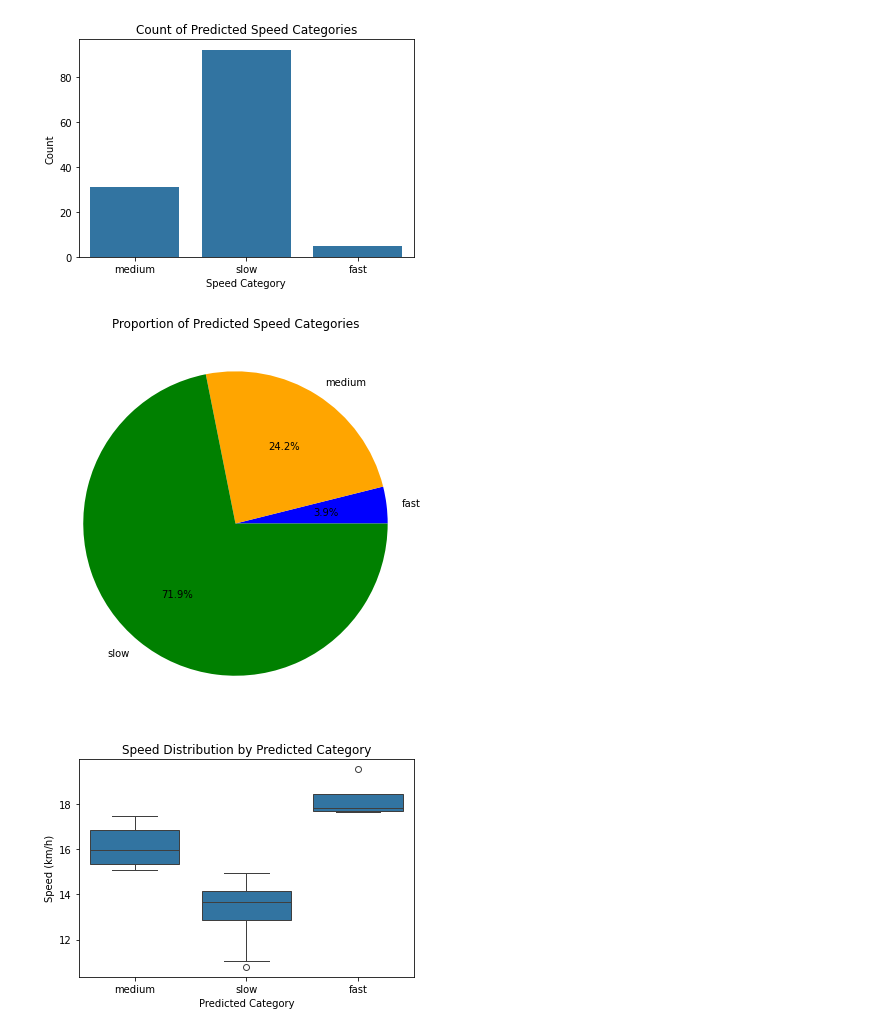
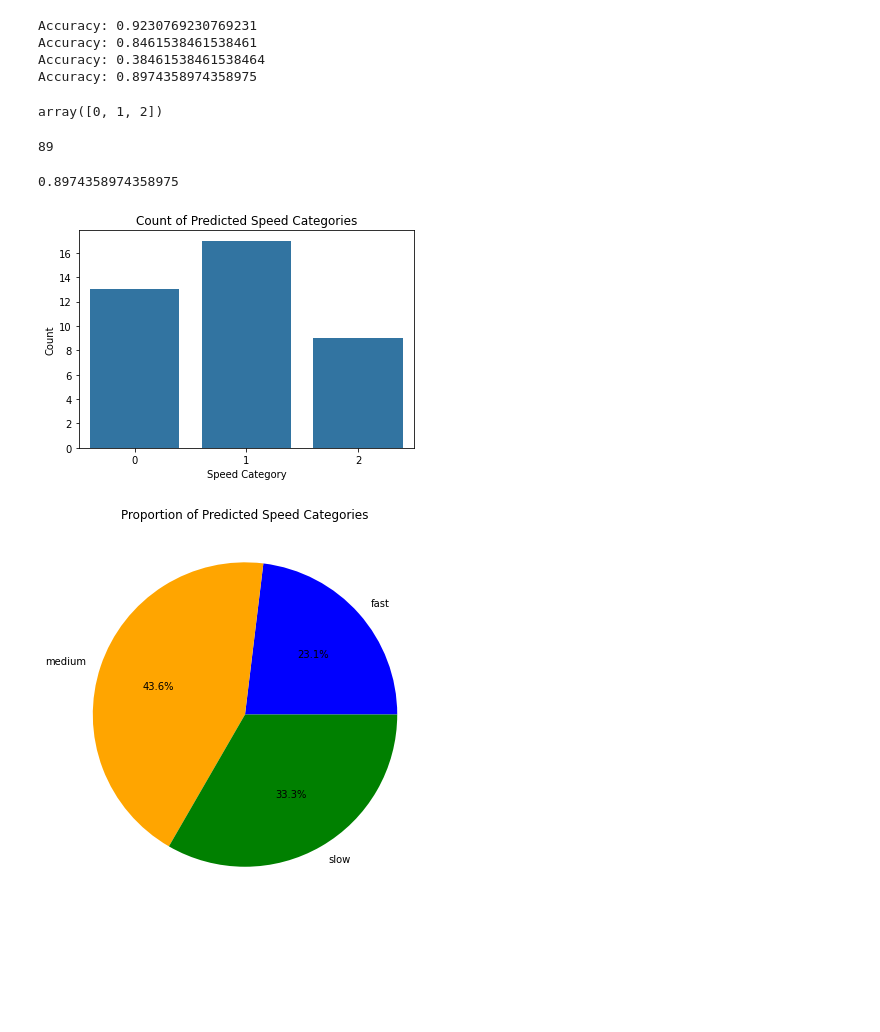
Before and after one commit to Meriadoc-gitgit/ergometer-competition, a Jupyter notebook: classifier.ipynb, the cells around one changed output. Saved outputs shown, nothing was run; the diff lists cells and outputs as text; code cells hidden in the pictures; blank space fills up the shorter version.

```diff
--- a/classifier.ipynb
+++ b/classifier.ipynb
@@ -93,28 +165,76 @@ Predicted categories: ['medium' 'slow' 'slow' 'medium' 'medium' 'slow' 'slow' 'm
+# %%
+class MNB(Classifier) :
+    def __init__(
+        self,
+        X : np.ndarray,
+        y : np.ndarray,
+    ) -> None :
+        super().__init__(X=X,y=y)
+        self.model = MultinomialNB()
+
+    def finetune(self) :
+        # Define the hyperparameters to tune
+        param_grid = {
+            'alpha': [0.1, 0.5, 1, 10],  # Smoothing parameter
+            'fit_prior': [True, False]    # Whether to learn class prior probabilities
+        }
+
+        # Perform Grid Search with cross-validation
+        grid_search = GridSearchCV(estimator=self.model, param_grid=param_grid, scoring='accuracy')
+        grid_search.fit(self.X_train, self.y_train)
+
+        # Best parameters and score
+        # print(f"Best parameters: {grid_search.best_params_}")
+        # print(f"Best cross-validation score: {grid_search.best_score_}")
+        return grid_search.best_params_, grid_search.best_score_
+
+    def train(self) :
+        params = self.finetune()[0]
+        self.model = MultinomialNB(
+            alpha = params['alpha'],
+            fit_prior = params['fit_prior'],
+        )
+        self.model.fit(self.X_train, self.y_train)
+# %%
+list_classifier = [RFC(X,y),KNR(X,y),MNB(X,y),LR(X,y)]
+
+for classif in list_classifier :
+    model = classif
+    print("Accuracy:",model.accuracy())
+# %% [output]
+Accuracy: 0.9230769230769231
+Accuracy: 0.8461538461538461
+Accuracy: 0.38461538461538464
+Accuracy: 0.8974358974358975
+# %%
+model = MNB(X,y)
+# %%
+np.unique(model.y_test)
+# %% [output]
+array([0, 1, 2])
+# %%
+len(model.y_train)
+# %% [output]
+89
+# %%
+model.accuracy()
+# %% [output]
+0.8974358974358975
 # %%
 # Create a bar plot for the count of each predicted category
-sns.countplot(x=predicted_categories)
+sns.countplot(x=model.predict())
 plt.title('Count of Predicted Speed Categories')
 plt.xlabel('Speed Category')
 plt.ylabel('Count')
 plt.show()
 # %% [output]
-[figure, old version]
+[figure, new version]
 # %%
+predicted_categories = model.predict()
 plt.figure(figsize=(7, 7))
-plt.pie([list(predicted_categories).count('fast'), list(predicted_categories).count('medium'),list(predicted_categories).count('slow')],
+plt.pie([list(predicted_categories).count(2), list(predicted_categories).count(1),list(predicted_categories).count(0)],
         labels=['fast', 'medium','slow'], autopct='%1.1f%%', colors=['blue', 'orange','green'])
 plt.title('Proportion of Predicted Speed Categories')
 plt.show()
 # %% [output]
-[figure, old version]
+[figure, new version]
-# %%
-# Assuming 'df' contains a column 'speed_kmh' and 'predicted_categories'
-df['predicted_category'] = predicted_categories
-
-sns.boxplot(x='predicted_category', y='speed_kmh', data=df)
-plt.title('Speed Distribution by Predicted Category')
-plt.xlabel('Predicted Category')
-plt.ylabel('Speed (km/h)')
-plt.show()
-# %% [output]
-[figure, removed]
```
Also changed, not shown: parts of 10 cells of this notebook, 4 other files.
